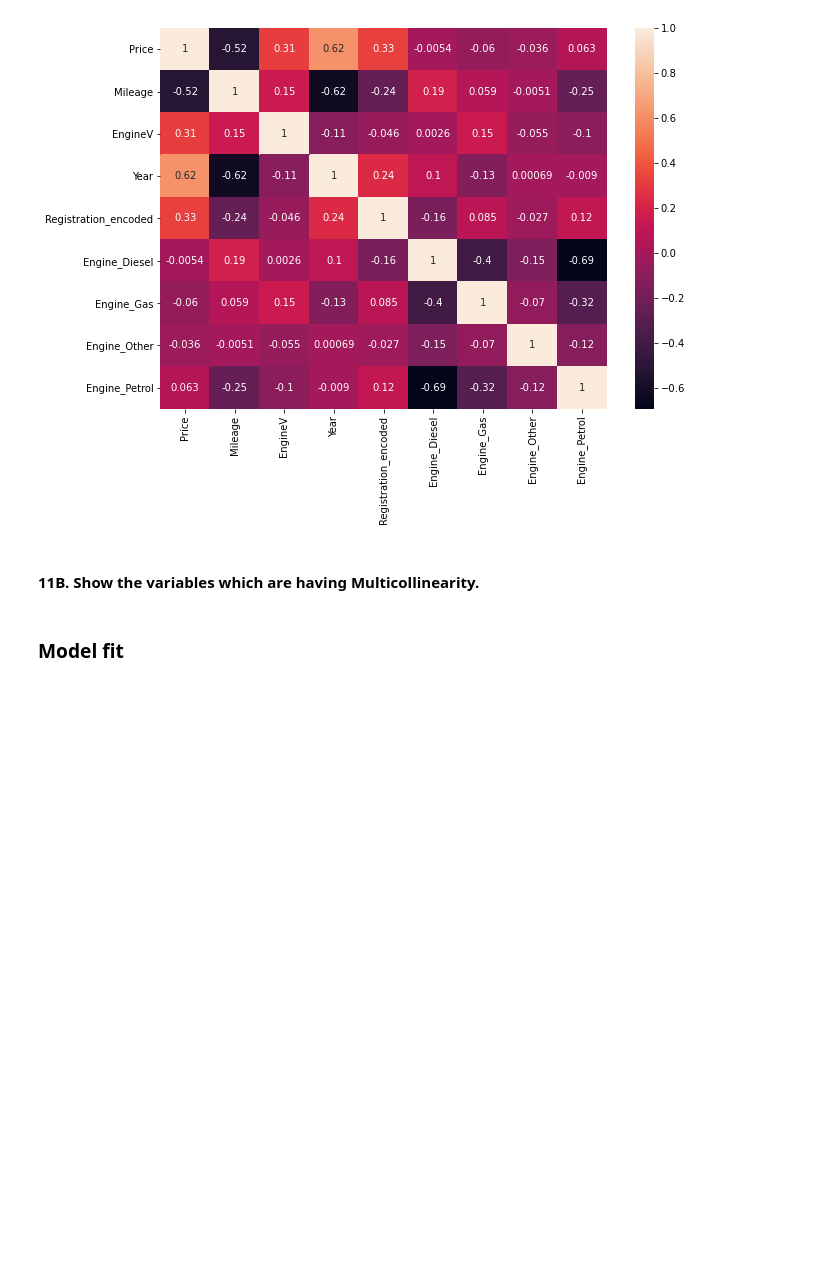
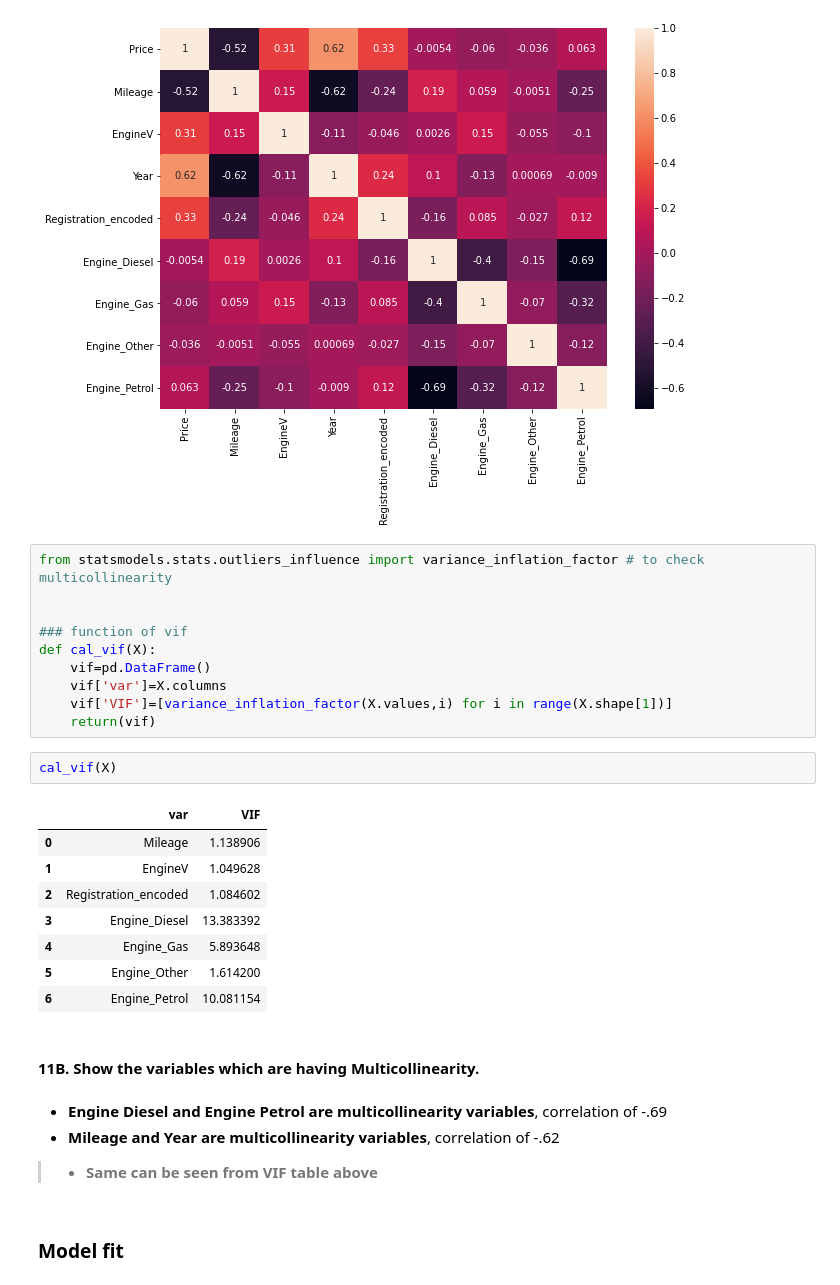
Before and after one commit to manujjoshi/Assignments, a Jupyter notebook: Assignment_for_Sklearn_LinearRegression.ipynb, the cells around one changed output. Cells and saved outputs as stored; diff of their text form; blank space fills up the shorter version.

```diff
--- a/Assignment_for_Sklearn_LinearRegression.ipynb
+++ b/Assignment_for_Sklearn_LinearRegression.ipynb
@@ -446,8 +414,33 @@ sns.heatmap(one_hot_1.corr(),annot=True)
 # %% [output]
 <AxesSubplot:>
 [figure]
+# %%
+from statsmodels.stats.outliers_influence import variance_inflation_factor # to check multicollinearity
+
+
+### function of vif
+def cal_vif(X):
+    vif=pd.DataFrame()
+    vif['var']=X.columns
+    vif['VIF']=[variance_inflation_factor(X.values,i) for i in range(X.shape[1])]
+    return(vif)
+# %%
+cal_vif(X)
+# %% [output]
+|  | var | VIF |
+| 0 | Mileage | 1.138906 |
+| 1 | EngineV | 1.049628 |
+| 2 | Registration_encoded | 1.084602 |
+| 3 | Engine_Diesel | 13.383392 |
+| 4 | Engine_Gas | 5.893648 |
+| 5 | Engine_Other | 1.614200 |
+| 6 | Engine_Petrol | 10.081154 |
 # %% [markdown]
 #### 11B. Show the variables which are having Multicollinearity.
+# %% [markdown]
+- **Engine Diesel and Engine Petrol are multicollinearity variables**, correlation of -.69
+- **Mileage and Year are multicollinearity variables**, correlation of -.62
+> - **Same can be seen from VIF table above**
 # %% [markdown]
 ### Model fit
 # %% [markdown]
```
Also changed, not shown: parts of 4 cells of this notebook.
